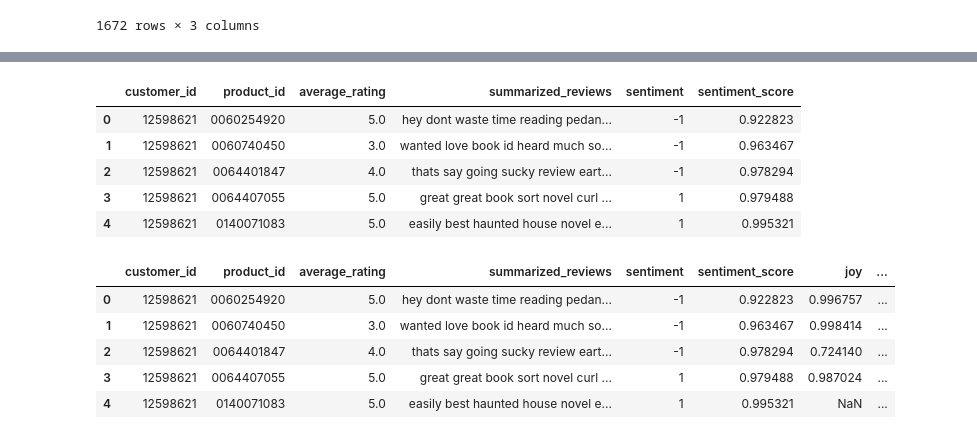
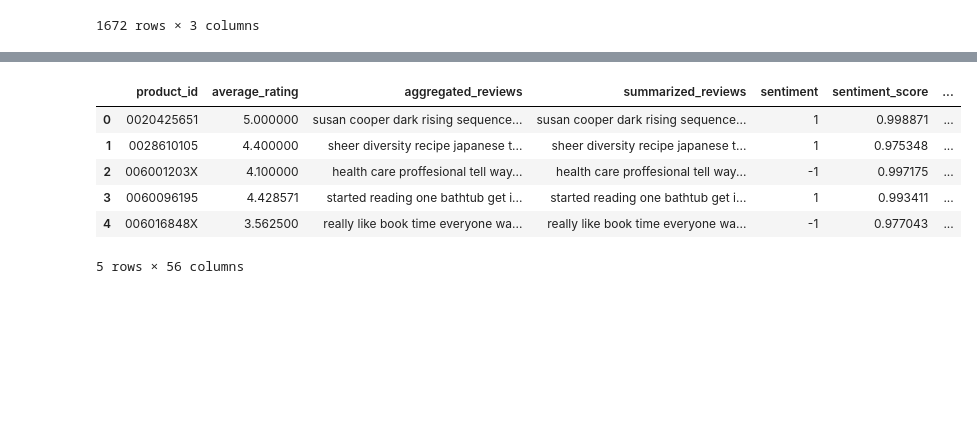
Before and after one commit to atabak-alishiri/llm-recommender-system, a Jupyter notebook: recommender_new.ipynb, the cells around one changed output, grey strips where cells are left out. Saved outputs shown, nothing was run; the diff lists cells and outputs as text; code cells hidden in the pictures; blank space fills up the shorter version.

Commit message:
Applied PCA and ran model

```diff
--- a/recommender_new.ipynb
+++ b/recommender_new.ipynb
@@ -674,10 +703,0 @@ del X_train_usr[59]
-# %%
-max_count = 0
-for key, value in X_train_usr.items():
-    result = len(value)
-    if result > max_count:
-        max_count = result
-        position = key
-
-print(f"MAX user ID: {position}")
-print(f"The count of ratings for MAX: {max_count}")
@@ -687,12 +703,0 @@ The count of ratings for MAX: 136
-# %%
-min_count = float('inf')
-min_position = None
-
-for key, value in X_train_usr.items():
-    result = len(value)
-    if result < min_count:
-        min_count = result
-        min_position = key
-
-print(f"MIN user ID: {min_position}")
-print(f"The count of ratings for MIN: {min_count}")
@@ -932,8 +836,8 @@ def get_sentiment(review):
     return result['label'], result['score']
 
 # Apply the function to summarize the reviews
-sample_data[['sentiment', 'sentiment_score']] = sample_data['summarized_reviews'].apply(get_sentiment).apply(pd.Series)
-sample_data[['product_id', 'summarized_reviews','average_rating', 'sentiment', 'sentiment_score']].head()
+vectorized_data_reduced[['sentiment', 'sentiment_score']] = vectorized_data_reduced['summarized_reviews'].apply(get_sentiment).apply(pd.Series)
+vectorized_data_reduced.head()
 # %% [output]
 No model was supplied, defaulted to distilbert-base-uncased-finetuned-sst-2-english and revision af0f99b (https://huggingface.co/distilbert-base-uncased-finetuned-sst-2-english).
 Using a pipeline without specifying a model name and revision in production is not recommended.
@@ -940,37 +851,16 @@ Using a pipeline without specifying a model name and revision in production is n
 # %%
 sentiment_mapping = {
     'POSITIVE': 1,
     'NEGATIVE': -1,
     'NEUTRAL': 0
 }
-sample_data['sentiment'] = sample_data['sentiment'].map(sentiment_mapping)
-sample_data.head()
+vectorized_data_reduced['sentiment'] = vectorized_data_reduced['sentiment'].map(sentiment_mapping)
+vectorized_data_reduced.head()
 # %% [output]
-|  | customer_id | product_id | average_rating | summarized_reviews | sentiment | sentiment_score |
-| 0 | 12598621 | 0060254920 | 5.0 | hey dont waste time reading pedan... | -1 | 0.922823 |
-| 1 | 12598621 | 0060740450 | 3.0 | wanted love book id heard much so... | -1 | 0.963467 |
-| 2 | 12598621 | 0064401847 | 4.0 | thats say going sucky review eart... | -1 | 0.978294 |
-| 3 | 12598621 | 0064407055 | 5.0 | great great book sort novel curl ... | 1 | 0.979488 |
-| 4 | 12598621 | 0140071083 | 5.0 | easily best haunted house novel e... | 1 | 0.995321 |
+|  | product_id | average_rating | aggregated_reviews | summarized_reviews | sentiment | sentiment_score | ... |
+| 0 | 0020425651 | 5.000000 | susan cooper dark rising sequence... | susan cooper dark rising sequence... | 1 | 0.998871 | ... |
+| 1 | 0028610105 | 4.400000 | sheer diversity recipe japanese t... | sheer diversity recipe japanese t... | 1 | 0.975348 | ... |
+| 2 | 006001203X | 4.100000 | health care proffesional tell way... | health care proffesional tell way... | -1 | 0.997175 | ... |
+| 3 | 0060096195 | 4.428571 | started reading one bathtub get i... | started reading one bathtub get i... | 1 | 0.993411 | ... |
+| 4 | 006016848X | 3.562500 | really like book time everyone wa... | really like book time everyone wa... | -1 | 0.977043 | ... |
+5 rows × 56 columns
-# %%
-# Load a pre-trained emotion analysis model
-emotion_pipeline = pipeline("text-classification", model="bhadresh-savani/bert-base-uncased-emotion")
-
-# Function to get emotions
-def get_emotions(review):
-    result = emotion_pipeline(review)
-    return {emotion['label']: emotion['score'] for emotion in result}
-
-# Apply the function to get emotions
-emotion_df = sample_data['summarized_reviews'].apply(get_emotions).apply(pd.Series)
-
-# Join the emotion features back to the original DataFrame
-sample_data = pd.concat([sample_data, emotion_df], axis=1)
-sample_data.head()
-# %% [output]
-|  | customer_id | product_id | average_rating | summarized_reviews | sentiment | sentiment_score | joy | ... |
-| 0 | 12598621 | 0060254920 | 5.0 | hey dont waste time reading pedan... | -1 | 0.922823 | 0.996757 | ... |
-| 1 | 12598621 | 0060740450 | 3.0 | wanted love book id heard much so... | -1 | 0.963467 | 0.998414 | ... |
-| 2 | 12598621 | 0064401847 | 4.0 | thats say going sucky review eart... | -1 | 0.978294 | 0.724140 | ... |
-| 3 | 12598621 | 0064407055 | 5.0 | great great book sort novel curl ... | 1 | 0.979488 | 0.987024 | ... |
-| 4 | 12598621 | 0140071083 | 5.0 | easily best haunted house novel e... | 1 | 0.995321 | NaN | ... |
```
Also changed, not shown: parts of 31 cells of this notebook.
